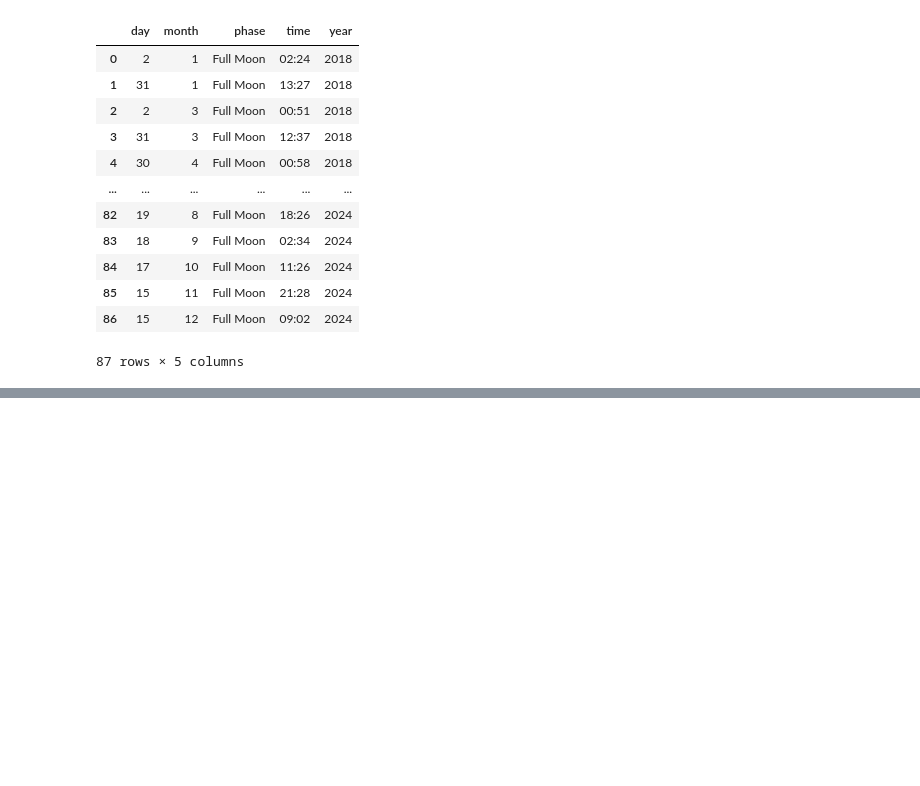
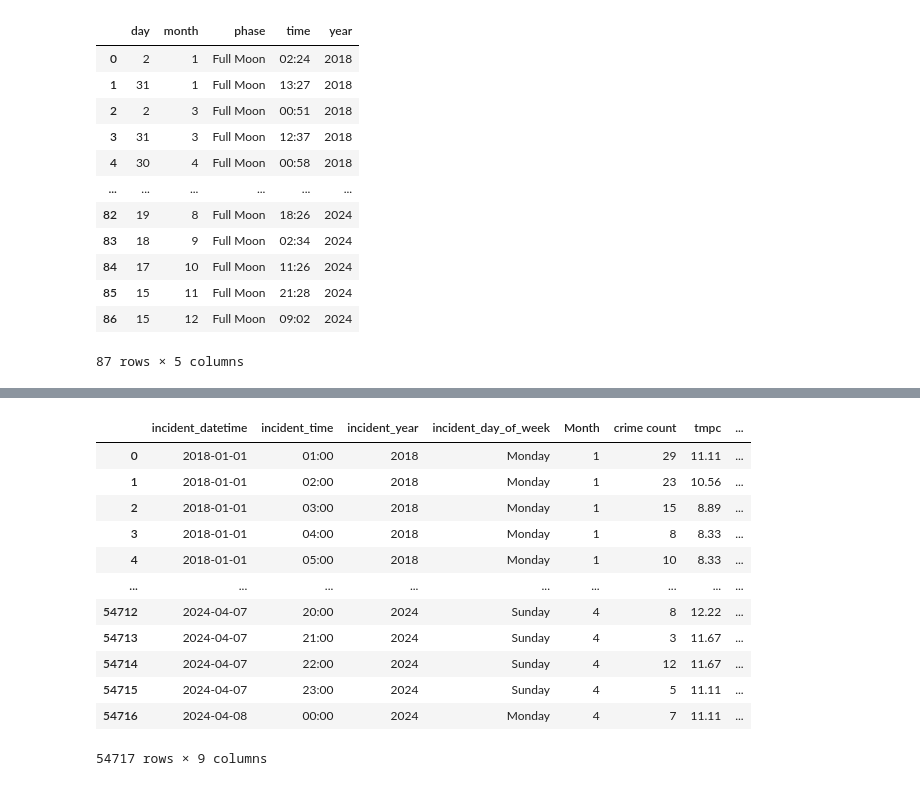
Before and after one commit to etumkaya/incidents, a Jupyter notebook: Incidents_Project.ipynb, the cells around one changed output, grey strips where cells are left out. Saved outputs shown, nothing was run; the diff lists cells and outputs as text; code cells hidden in the pictures; blank space fills up the shorter version.

```diff
--- a/Incidents_Project.ipynb
+++ b/Incidents_Project.ipynb
@@ -284,0 +271,11 @@ memory usage: 60.9+ MB
+# %%
+
+
+
+SF_DATA['incident_time'] = pd.to_datetime(SF_DATA['incident_time'], format='%H:%M')
+
+
+SF_DATA['incident_time'] = SF_DATA['incident_time'].dt.floor('H')
+
+
+SF_DATA['incident_time'] = SF_DATA['incident_time'].dt.strftime('%H:%M')
@@ -284,0 +284,5 @@ memory usage: 60.9+ MB
+# %%
+Grouped_SF=SF_DATA[["incident_datetime","incident_time","incident_year","incident_day_of_week","Month"]].groupby(["incident_datetime","incident_time"]).agg({"incident_year":"first","incident_day_of_week":"first","Month":"first","incident_time":"size"})
+Grouped_SF.rename(columns={"incident_time":"crime count"},inplace=True)
+Grouped_SF.reset_index(inplace=True)
+Grouped_SF
@@ -284,0 +341,18 @@ memory usage: 60.9+ MB
+# %%
+merged_df=pd.merge(Grouped_SF,SF_TEMP,left_on=["incident_datetime","incident_time"],right_on=["date","rounded_time"])
+# %%
+merged_df
+# %% [output]
+|  | incident_datetime | incident_time | incident_year | incident_day_of_week | Month | crime count | tmpc | ... |
+| 0 | 2018-01-01 | 01:00 | 2018 | Monday | 1 | 29 | 11.11 | ... |
+| 1 | 2018-01-01 | 02:00 | 2018 | Monday | 1 | 23 | 10.56 | ... |
+| 2 | 2018-01-01 | 03:00 | 2018 | Monday | 1 | 15 | 8.89 | ... |
+| 3 | 2018-01-01 | 04:00 | 2018 | Monday | 1 | 8 | 8.33 | ... |
+| 4 | 2018-01-01 | 05:00 | 2018 | Monday | 1 | 10 | 8.33 | ... |
+| ... | ... | ... | ... | ... | ... | ... | ... | ... |
+| 54712 | 2024-04-07 | 20:00 | 2024 | Sunday | 4 | 8 | 12.22 | ... |
+| 54713 | 2024-04-07 | 21:00 | 2024 | Sunday | 4 | 3 | 11.67 | ... |
+| 54714 | 2024-04-07 | 22:00 | 2024 | Sunday | 4 | 12 | 11.67 | ... |
+| 54715 | 2024-04-07 | 23:00 | 2024 | Sunday | 4 | 5 | 11.11 | ... |
+| 54716 | 2024-04-08 | 00:00 | 2024 | Monday | 4 | 7 | 11.11 | ... |
+54717 rows × 9 columns
```
Also changed, not shown: parts of 48 cells of this notebook.
